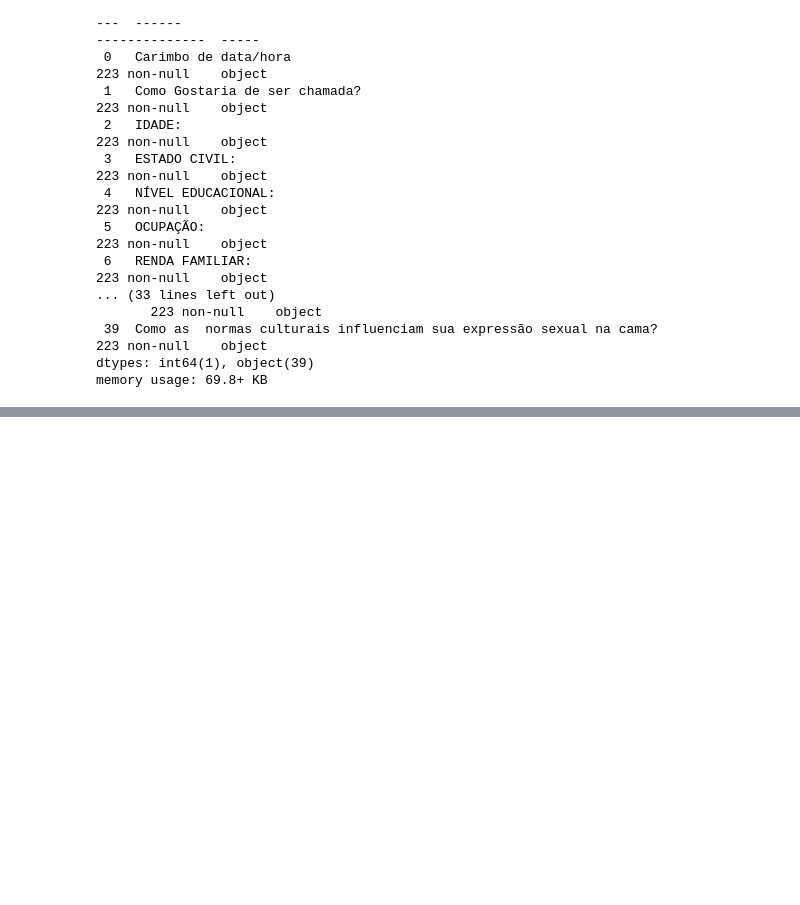
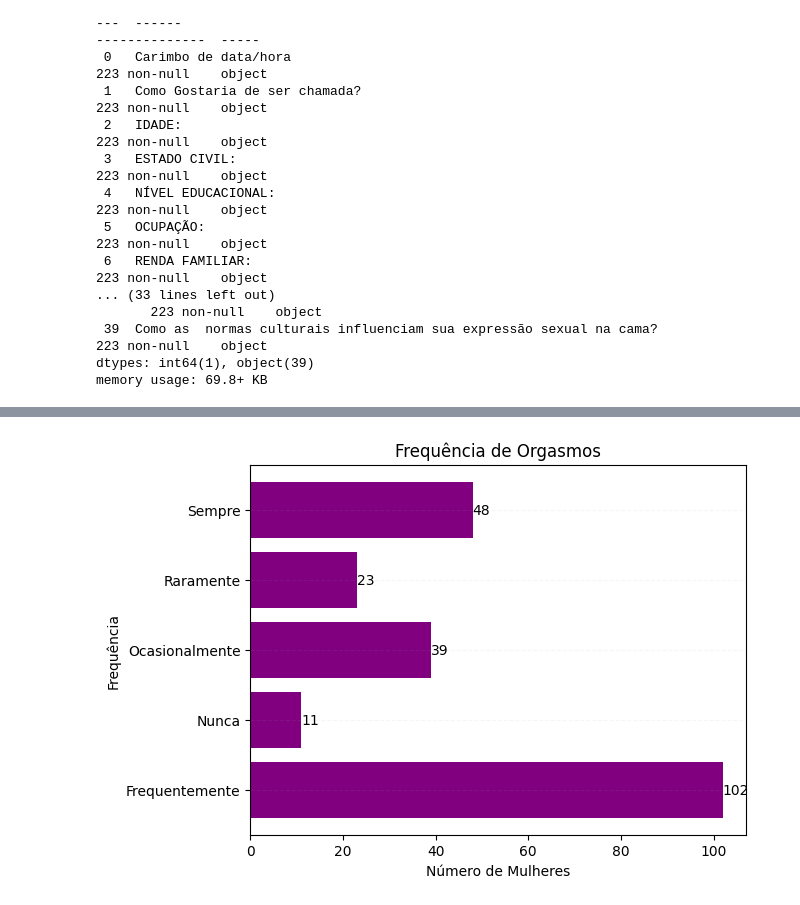
Before and after one commit to danisnegrao/ProjetFInal_DaniNegrao, a Jupyter notebook: base_dados.ipynb, the cells around one changed output, grey strips where cells are left out. Drawn from its saved outputs; the diff is of its cells as text; code cells hidden in the pictures; blank space fills up the shorter version.

```diff
--- a/base_dados.ipynb
+++ b/base_dados.ipynb
@@ -42,0 +194,3 @@ memory usage: 69.8+ KB
+# %%
+freq_orgasmos = df_dados2['Com que frequência você atinge o orgasmo durante suas experiências sexuais?'].value_counts().sort_index()
+freq_orgasmos
@@ -42,0 +205,18 @@ memory usage: 69.8+ KB
+# %%
+fig, ax = plt.subplots()
+barras = ax.barh(freq_orgasmos.index, freq_orgasmos.values, color='purple')
+ax.barh(freq_orgasmos.index, freq_orgasmos.values, color='purple')
+
+for barra in barras:
+    xval = barra.get_width()
+    ax.text(xval, barra.get_y() + barra.get_height()/2, int(xval), ha='left', va='center')
+
+
+plt.title('Frequência de Orgasmos')
+plt.xlabel('Número de Mulheres')
+plt.ylabel('Frequência')
+plt.grid(axis='y', linestyle='--', alpha=0.1)
+
+plt.show()
+# %% [output]
+[figure, added]
```
Also changed, not shown: parts of 21 cells of this notebook.
